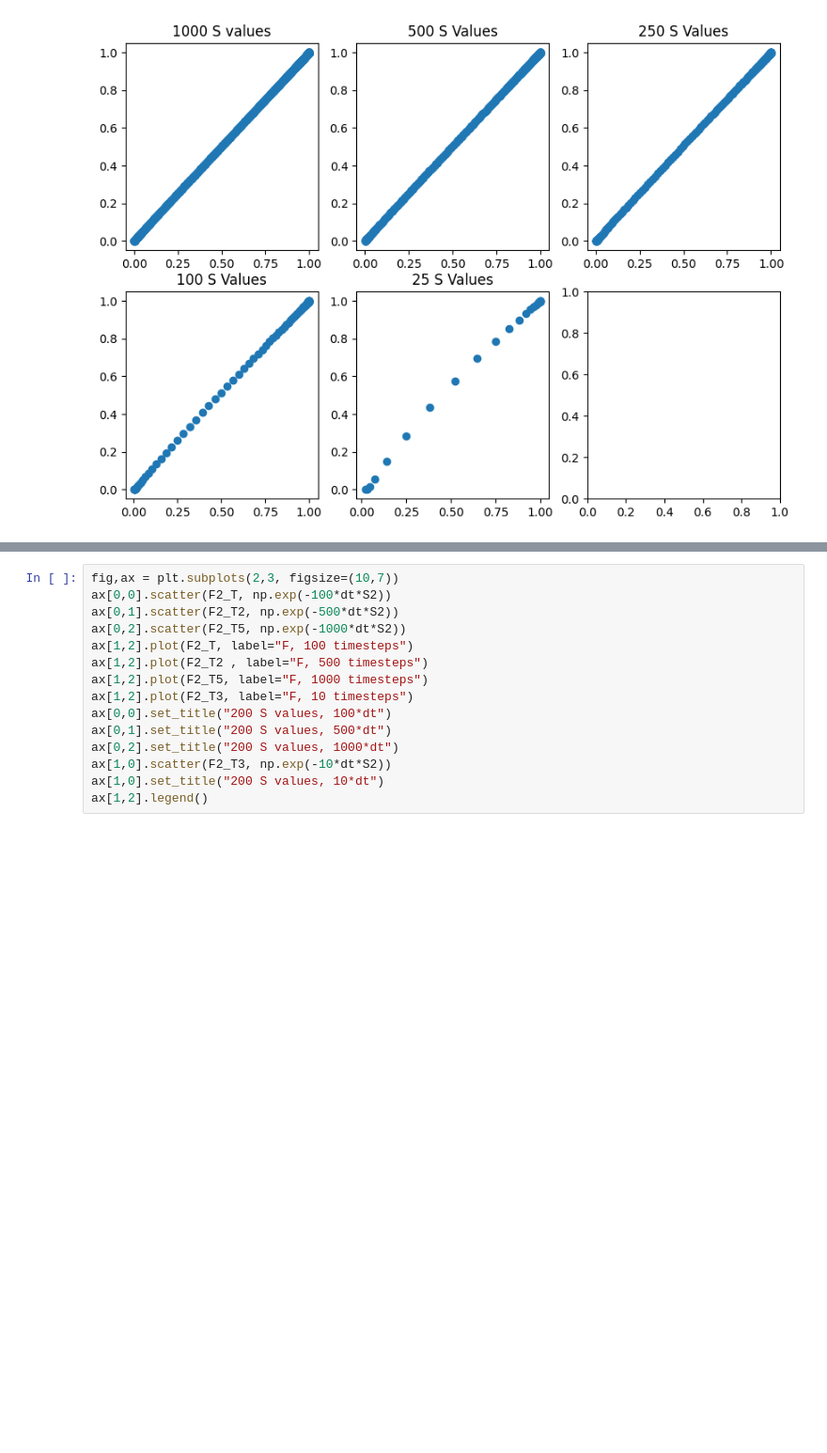
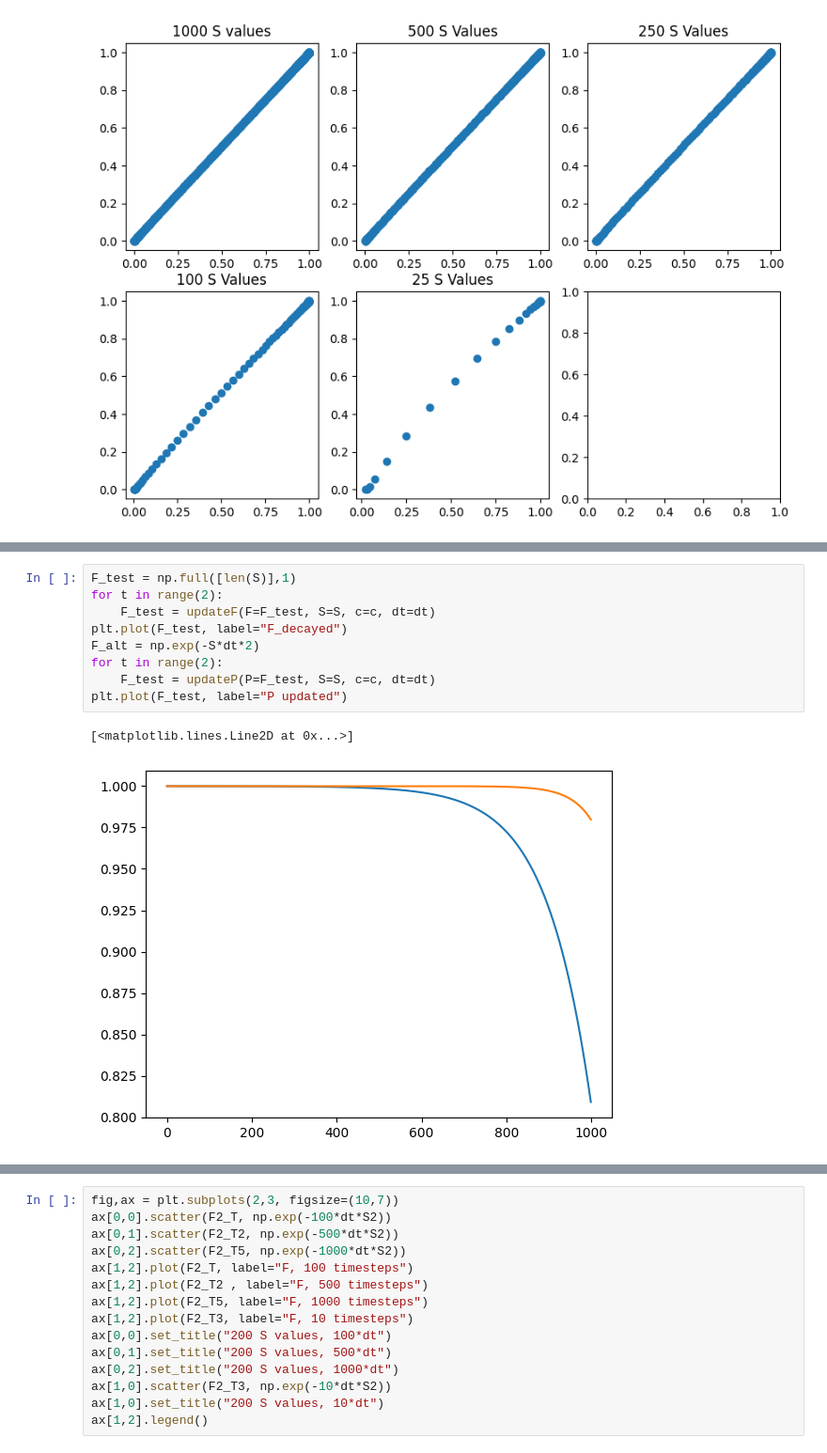
Before and after one commit to advil4rent/frasier, a Jupyter notebook: PDE.ipynb, the cells around one changed output, grey strips where cells are left out. Shown: that part at 94% size. Cells and saved outputs as stored; diff of their text form; blank space fills up the shorter version.

```diff
--- a/PDE.ipynb
+++ b/PDE.ipynb
@@ -151,3 +165,15 @@ plt.legend()
+# %%
+F_test = np.full([len(S)],1)
+for t in range(2):
+    F_test = updateF(F=F_test, S=S, c=c, dt=dt)
+plt.plot(F_test, label="F_decayed")
+F_alt = np.exp(-S*dt*2)
+for t in range(2):
+    F_test = updateP(P=F_test, S=S, c=c, dt=dt)
+plt.plot(F_test, label="P updated")
+# %% [output]
+[<matplotlib.lines.Line2D at 0x...>]
+[figure, added]
 # %%
 F2 = np.full([len(S2)],1)
 T = np.arange(0,100*dt,dt)
```
Also changed, not shown: parts of 15 cells of this notebook.
